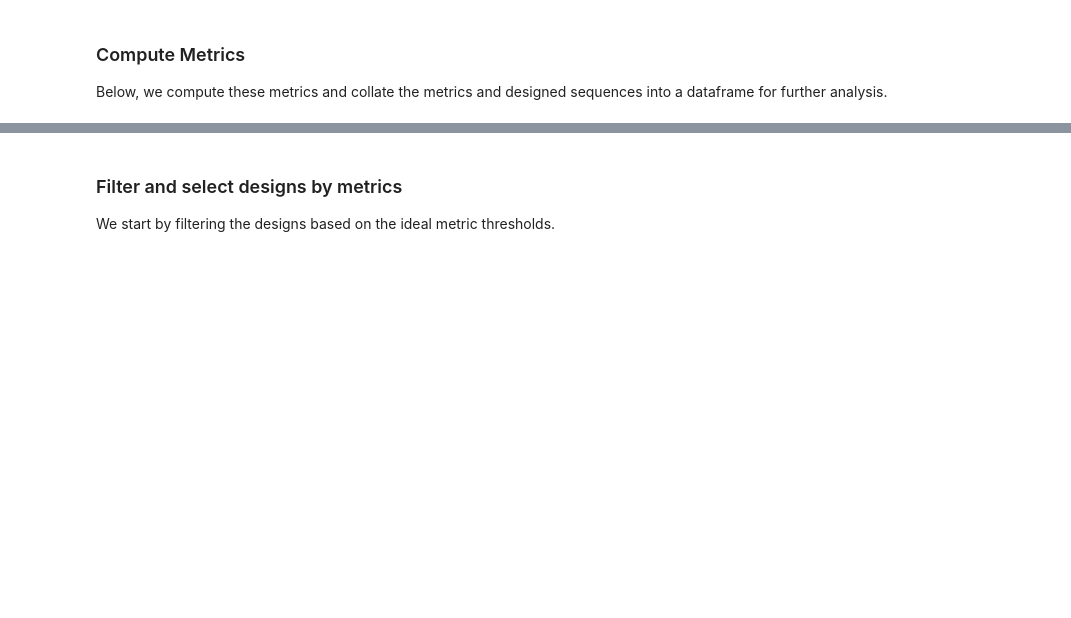
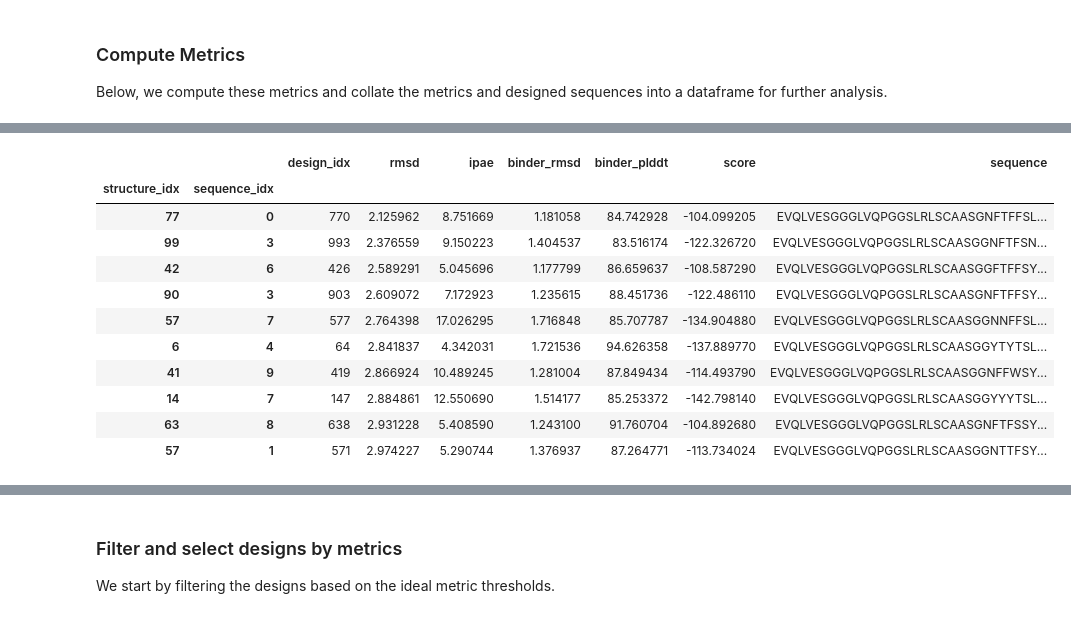
Before and after one commit to OpenProteinAI/openprotein-docs, a Jupyter notebook: source/walkthroughs/Nanobody_binder_design_with_BoltzGen.ipynb, the cells around one changed output, grey strips where cells are left out. Cells and saved outputs as stored; diff of their text form; code cells hidden in the pictures; blank space fills up the shorter version.

```diff
--- a/source/walkthroughs/Nanobody_binder_design_with_BoltzGen.ipynb
+++ b/source/walkthroughs/Nanobody_binder_design_with_BoltzGen.ipynb
@@ -584,0 +635,15 @@ df.head()
+# %%
+df.sort_values('rmsd', ascending=True).head(10)
+# %% [output]
+|  |  | design_idx | rmsd | ipae | binder_rmsd | binder_plddt | score | sequence |
+| structure_idx | sequence_idx |  |  |  |  |  |  |  |
+| 77 | 0 | 770 | 2.125962 | 8.751669 | 1.181058 | 84.742928 | -104.099205 | EVQLVESGGGLVQPGGSLRLSCAASGNFTFFSL... |
+| 99 | 3 | 993 | 2.376559 | 9.150223 | 1.404537 | 83.516174 | -122.326720 | EVQLVESGGGLVQPGGSLRLSCAASGGNFTFSN... |
+| 42 | 6 | 426 | 2.589291 | 5.045696 | 1.177799 | 86.659637 | -108.587290 | EVQLVESGGGLVQPGGSLRLSCAASGGFTFFSY... |
+| 90 | 3 | 903 | 2.609072 | 7.172923 | 1.235615 | 88.451736 | -122.486110 | EVQLVESGGGLVQPGGSLRLSCAASGNFTFFSY... |
+| 57 | 7 | 577 | 2.764398 | 17.026295 | 1.716848 | 85.707787 | -134.904880 | EVQLVESGGGLVQPGGSLRLSCAASGGNNFFSL... |
+| 6 | 4 | 64 | 2.841837 | 4.342031 | 1.721536 | 94.626358 | -137.889770 | EVQLVESGGGLVQPGGSLRLSCAASGGYTYTSL... |
+| 41 | 9 | 419 | 2.866924 | 10.489245 | 1.281004 | 87.849434 | -114.493790 | EVQLVESGGGLVQPGGSLRLSCAASGGNFFWSY... |
+| 14 | 7 | 147 | 2.884861 | 12.550690 | 1.514177 | 85.253372 | -142.798140 | EVQLVESGGGLVQPGGSLRLSCAASGGYYYTSL... |
+| 63 | 8 | 638 | 2.931228 | 5.408590 | 1.243100 | 91.760704 | -104.892680 | EVQLVESGGGLVQPGGSLRLSCAASGNFTFSSY... |
+| 57 | 1 | 571 | 2.974227 | 5.290744 | 1.376937 | 87.264771 | -113.734024 | EVQLVESGGGLVQPGGSLRLSCAASGGNTTFSY... |
```
Also changed, not shown: parts of 26 cells of this notebook.
